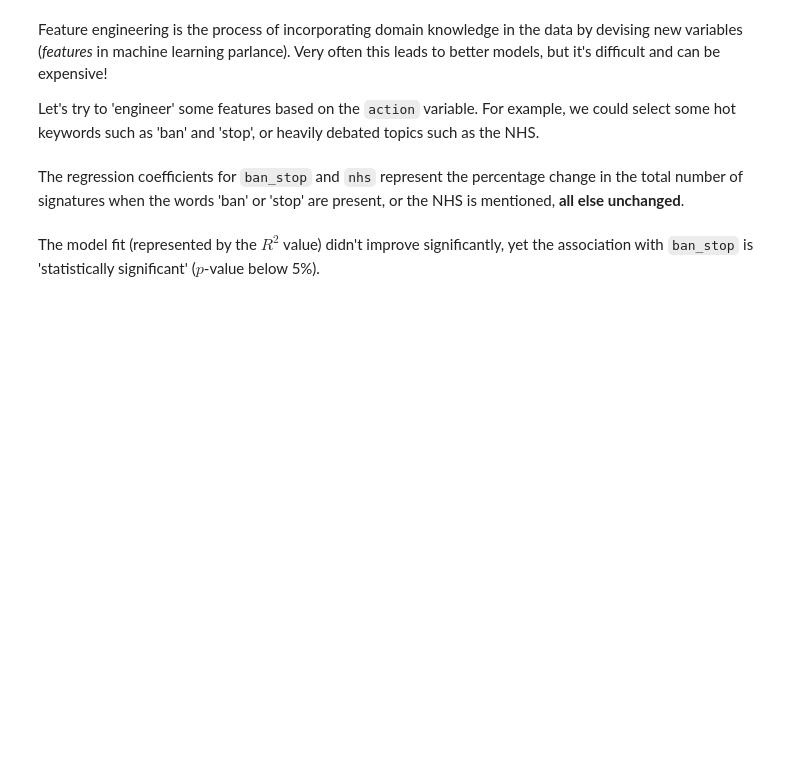
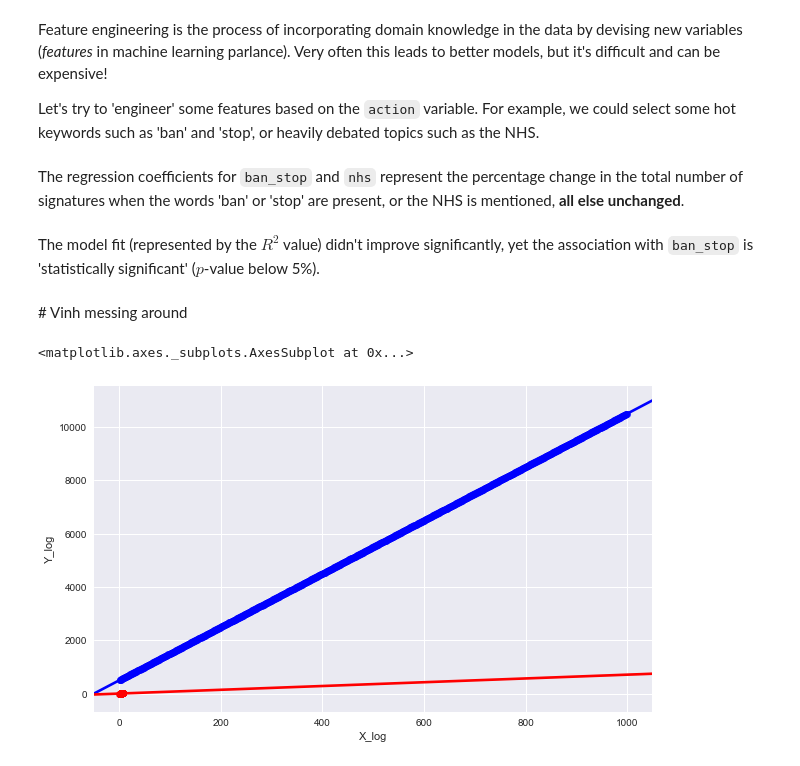
Before and after one commit to Vinh-CHUC/general-assembly-data-science, a Jupyter notebook: 5-WebScrapingAndAPIs/Facebook_shares_of_online_petitions_starter.ipynb, the cells around one changed output. Cells and saved outputs as stored; diff of their text form; code cells hidden in the pictures; blank space fills up the shorter version.

```diff
--- a/5-WebScrapingAndAPIs/Facebook_shares_of_online_petitions_starter.ipynb
+++ b/5-WebScrapingAndAPIs/Facebook_shares_of_online_petitions_starter.ipynb
@@ -313,3 +313,15 @@ model2 = smf.ols('total_signatures ~ fb_shares_log + ban_stop + nhs', data=petit
 model2.summary()
 # %% [markdown]
 The model fit (represented by the $R^{2}$ value) didn't improve significantly, yet the association with `ban_stop` is 'statistically significant' ($p$-value below 5%).
+# %% [markdown]
+# Vinh messing around
+# %%
+X = np.arange(1, 1000)
+df = pd.DataFrame({'X': X, 'Y': 10*X + 500})
+df['X_log'] = np.log(df.X)
+df['Y_log'] = np.log(df.Y)
+sns.regplot(df.X, df.Y, color="blue")
+sns.regplot(df.X_log, df.Y_log, color="red")
+# %% [output]
+<matplotlib.axes._subplots.AxesSubplot at 0x...>
+[figure, added]
```
Also changed, not shown: parts of 4 cells of this notebook.
